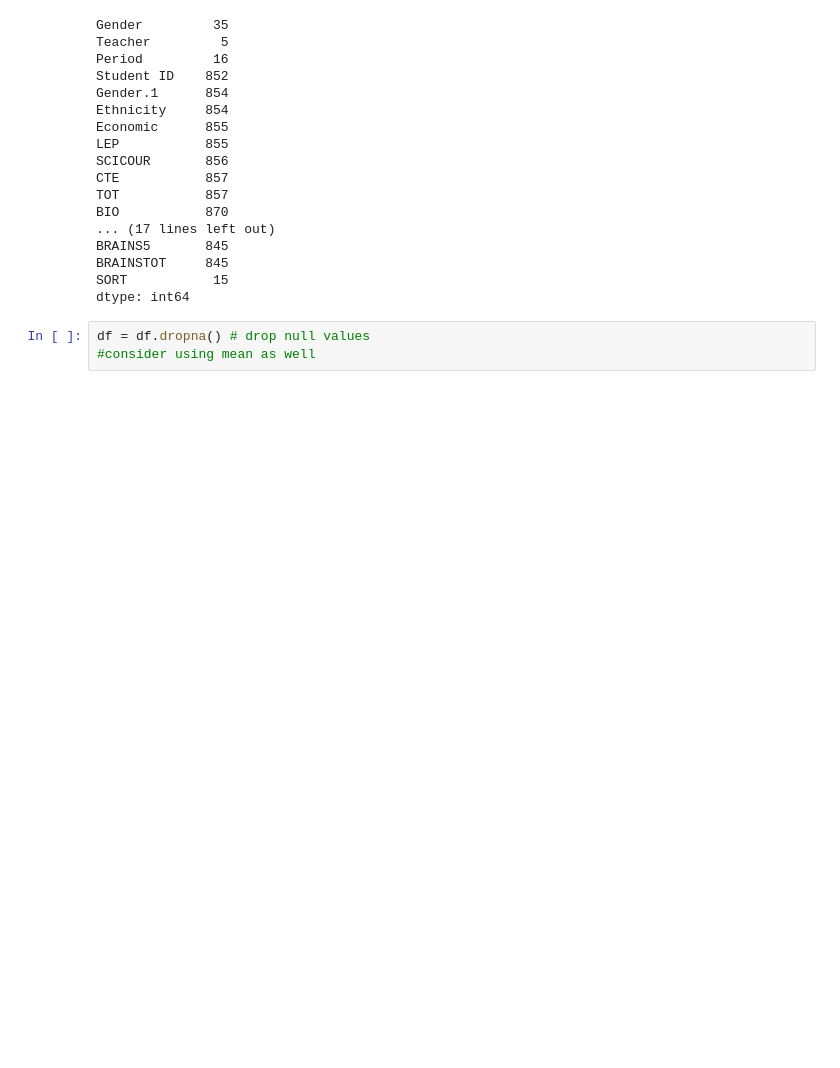
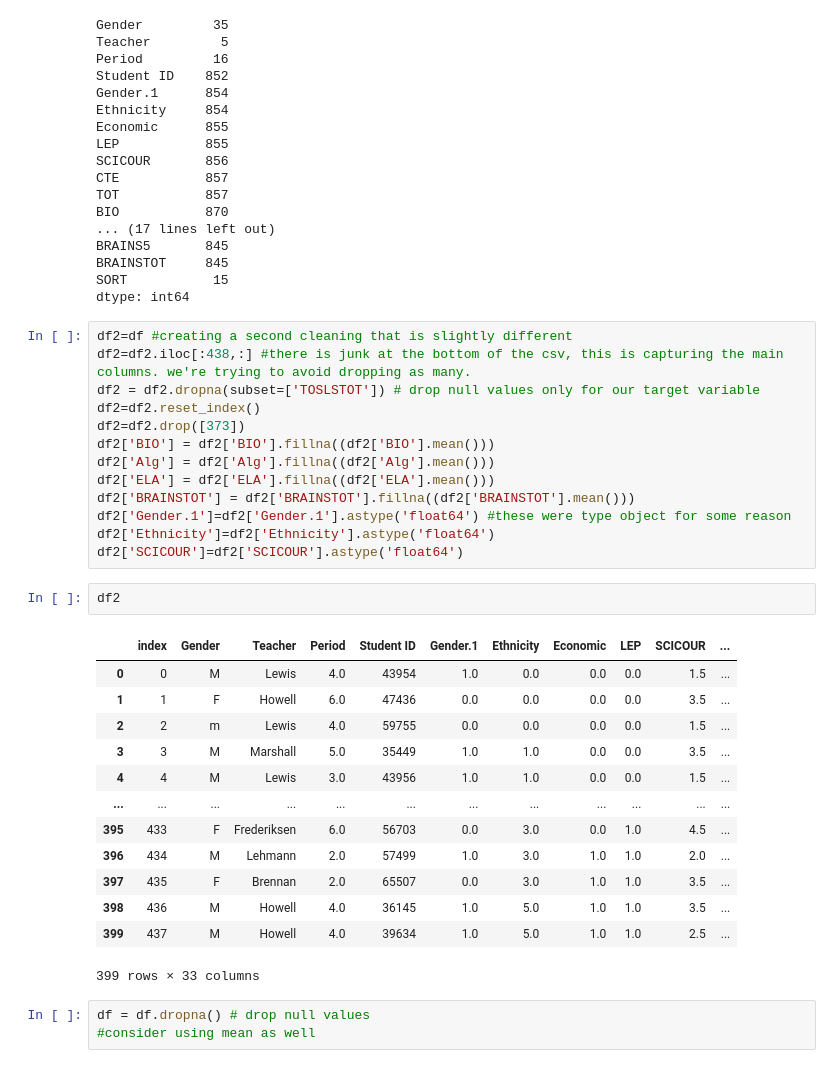
Before and after one commit to dldowning/2022-5310, a Jupyter notebook: 5310_project.ipynb, the cells around one changed output. Saved outputs shown, nothing was run; the diff lists cells and outputs as text; blank space fills up the shorter version.

```diff
--- a/5310_project.ipynb
+++ b/5310_project.ipynb
@@ -83,6 +89,35 @@ BRAINS5       845
 BRAINSTOT     845
 SORT           15
 dtype: int64
+# %%
+df2=df #creating a second cleaning that is slightly different
+df2=df2.iloc[:438,:] #there is junk at the bottom of the csv, this is capturing the main columns. we're trying to avoid dropping as many.
+df2 = df2.dropna(subset=['TOSLSTOT']) # drop null values only for our target variable
+df2=df2.reset_index()
+df2=df2.drop([373])
+df2['BIO'] = df2['BIO'].fillna((df2['BIO'].mean()))
+df2['Alg'] = df2['Alg'].fillna((df2['Alg'].mean()))
+df2['ELA'] = df2['ELA'].fillna((df2['ELA'].mean()))
+df2['BRAINSTOT'] = df2['BRAINSTOT'].fillna((df2['BRAINSTOT'].mean()))
+df2['Gender.1']=df2['Gender.1'].astype('float64') #these were type object for some reason
+df2['Ethnicity']=df2['Ethnicity'].astype('float64')
+df2['SCICOUR']=df2['SCICOUR'].astype('float64')
+# %%
+df2
+# %% [output]
+|  | index | Gender | Teacher | Period | Student ID | Gender.1 | Ethnicity | Economic | LEP | SCICOUR | ... |
+| 0 | 0 | M | Lewis | 4.0 | 43954 | 1.0 | 0.0 | 0.0 | 0.0 | 1.5 | ... |
+| 1 | 1 | F | Howell | 6.0 | 47436 | 0.0 | 0.0 | 0.0 | 0.0 | 3.5 | ... |
+| 2 | 2 | m | Lewis | 4.0 | 59755 | 0.0 | 0.0 | 0.0 | 0.0 | 1.5 | ... |
+| 3 | 3 | M | Marshall | 5.0 | 35449 | 1.0 | 1.0 | 0.0 | 0.0 | 3.5 | ... |
+| 4 | 4 | M | Lewis | 3.0 | 43956 | 1.0 | 1.0 | 0.0 | 0.0 | 1.5 | ... |
+| ... | ... | ... | ... | ... | ... | ... | ... | ... | ... | ... | ... |
+| 395 | 433 | F | Frederiksen | 6.0 | 56703 | 0.0 | 3.0 | 0.0 | 1.0 | 4.5 | ... |
+| 396 | 434 | M | Lehmann | 2.0 | 57499 | 1.0 | 3.0 | 1.0 | 1.0 | 2.0 | ... |
+| 397 | 435 | F | Brennan | 2.0 | 65507 | 0.0 | 3.0 | 1.0 | 1.0 | 3.5 | ... |
+| 398 | 436 | M | Howell | 4.0 | 36145 | 1.0 | 5.0 | 1.0 | 1.0 | 3.5 | ... |
+| 399 | 437 | M | Howell | 4.0 | 39634 | 1.0 | 5.0 | 1.0 | 1.0 | 2.5 | ... |
+399 rows × 33 columns
 # %%
 df = df.dropna() # drop null values
 #consider using mean as well
```
Also changed, not shown: parts of 26 cells of this notebook, 3 other files.
